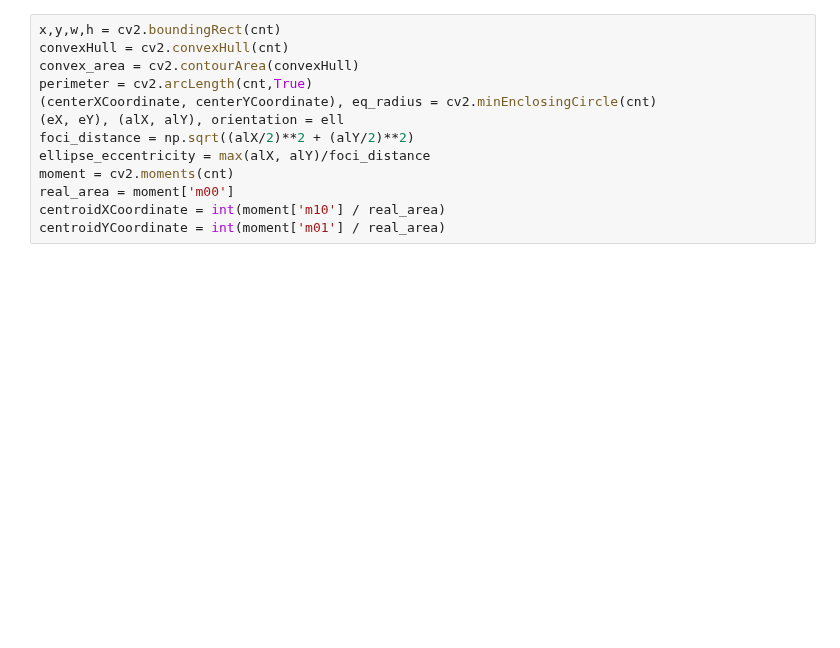
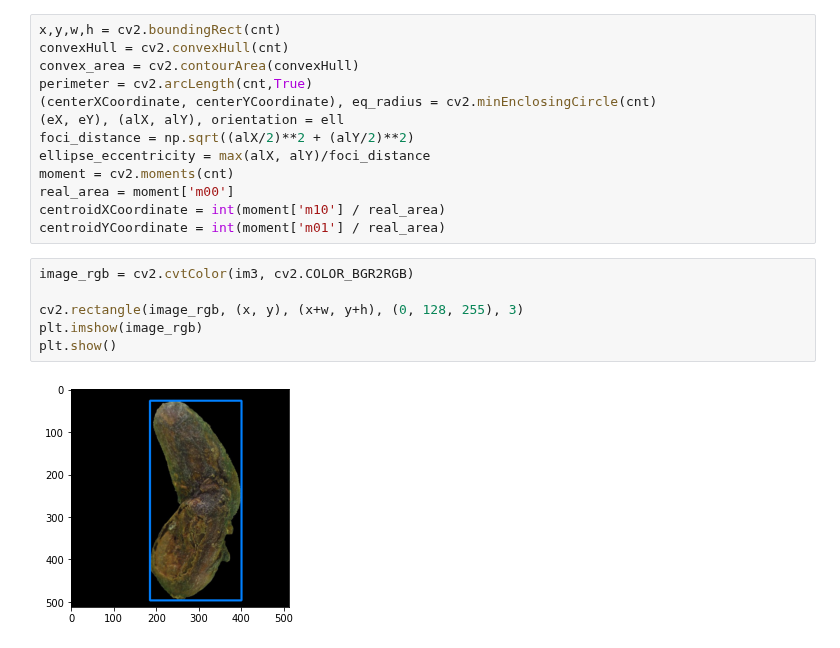
Before and after one commit to quanglochuynh/thesis2022, a Jupyter notebook: MLP_approach/geometry_extract.ipynb, the cells around one changed output. Cells and saved outputs as stored; diff of their text form; blank space fills up the shorter version.

```diff
--- a/MLP_approach/geometry_extract.ipynb
+++ b/MLP_approach/geometry_extract.ipynb
@@ -47,3 +41,11 @@ moment = cv2.moments(cnt)
 real_area = moment['m00']
 centroidXCoordinate = int(moment['m10'] / real_area)
 centroidYCoordinate = int(moment['m01'] / real_area)
+# %%
+image_rgb = cv2.cvtColor(im3, cv2.COLOR_BGR2RGB)
+
+cv2.rectangle(image_rgb, (x, y), (x+w, y+h), (0, 128, 255), 3)
+plt.imshow(image_rgb)
+plt.show()
+# %% [output]
+[figure, added]
```
Also changed, not shown: parts of 5 cells of this notebook, 1 other file.
